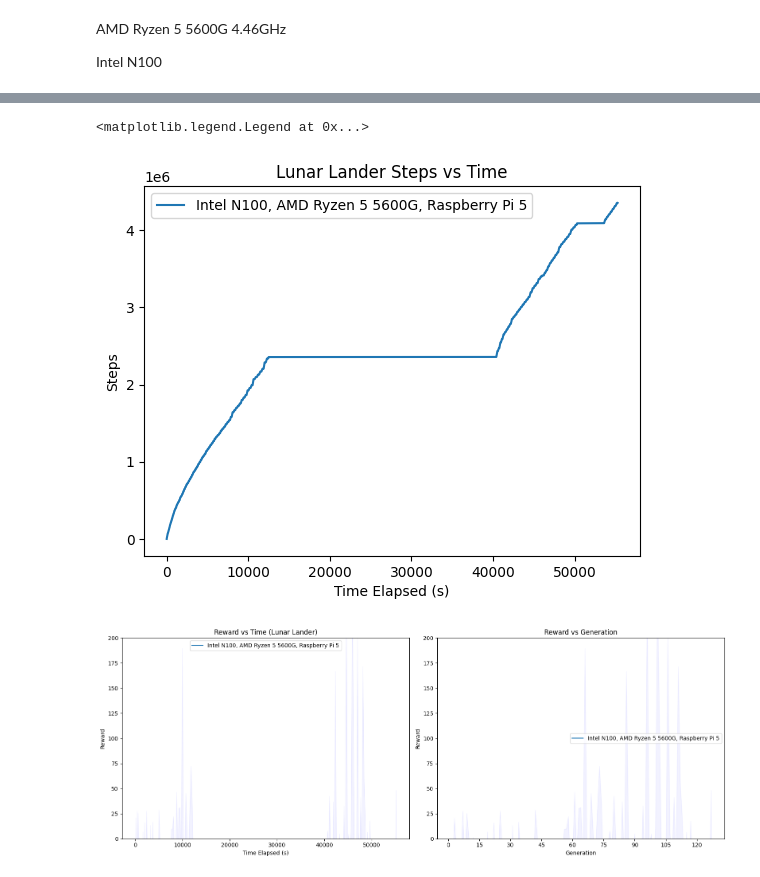
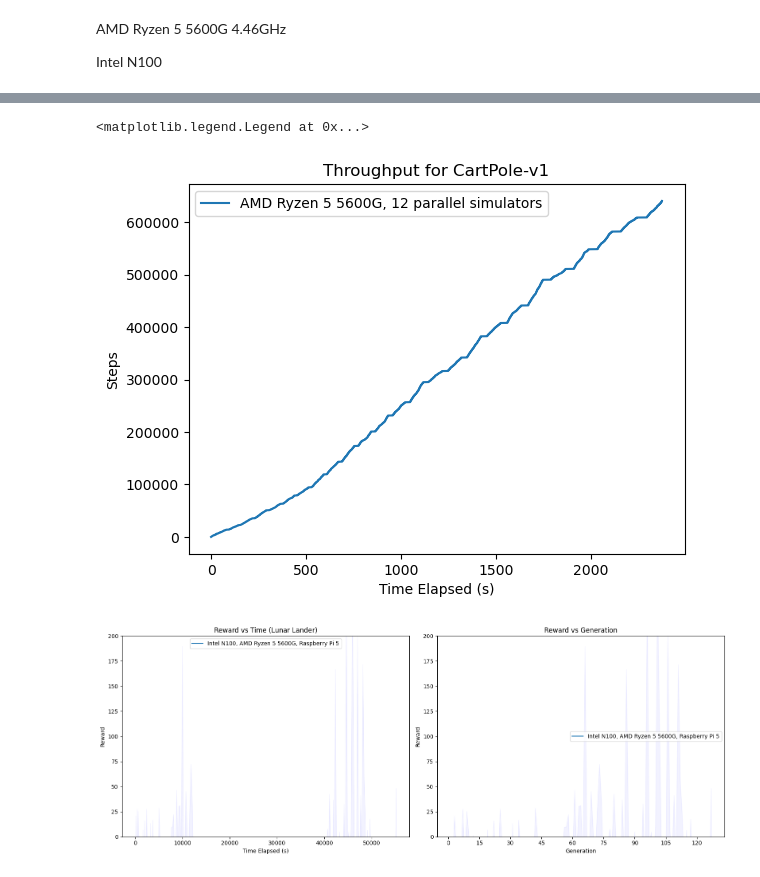
Before and after one commit to bmcnns/distributed-tpg, a Jupyter notebook: lunar_lander_early_benchmarks.ipynb, the cells around one changed output, grey strips where cells are left out. Drawn from its saved outputs; the diff is of its cells as text; code cells hidden in the pictures.

```diff
--- a/lunar_lander_early_benchmarks.ipynb
+++ b/lunar_lander_early_benchmarks.ipynb
@@ -166,21 +95,23 @@ plt.show()
 # %%
 df = duckdb.query("""
 SELECT time, COUNT(*) OVER (ORDER BY time ROWS BETWEEN UNBOUNDED PRECEDING AND CURRENT ROW) as num_steps
 FROM db.public.training
 ORDER BY time
 """).df()
 
 df['elapsed_time'] = df['time'] - df['time'].min()
 
-plt.plot(df['elapsed_time'], df['num_steps'], label='Intel N100, AMD Ryzen 5 5600G, Raspberry Pi 5')
+df.to_csv("saved_figures/cartpole_ryzen5_12threads.csv")
+
+plt.plot(df['elapsed_time'], df['num_steps'], label='AMD Ryzen 5 5600G, 12 parallel simulators')
 
 plt.ylabel('Steps')
 plt.xlabel('Time Elapsed (s)')
-plt.title("Lunar Lander Steps vs Time")
+plt.title("Throughput for CartPole-v1")
 plt.legend()
 # %% [output]
 <matplotlib.legend.Legend at 0x...>
-[figure, old version]
+[figure, new version]
 # %%
 import matplotlib.pyplot as plt
 import duckdb
```
Also changed, not shown: parts of 5 cells of this notebook, 4 other files.
